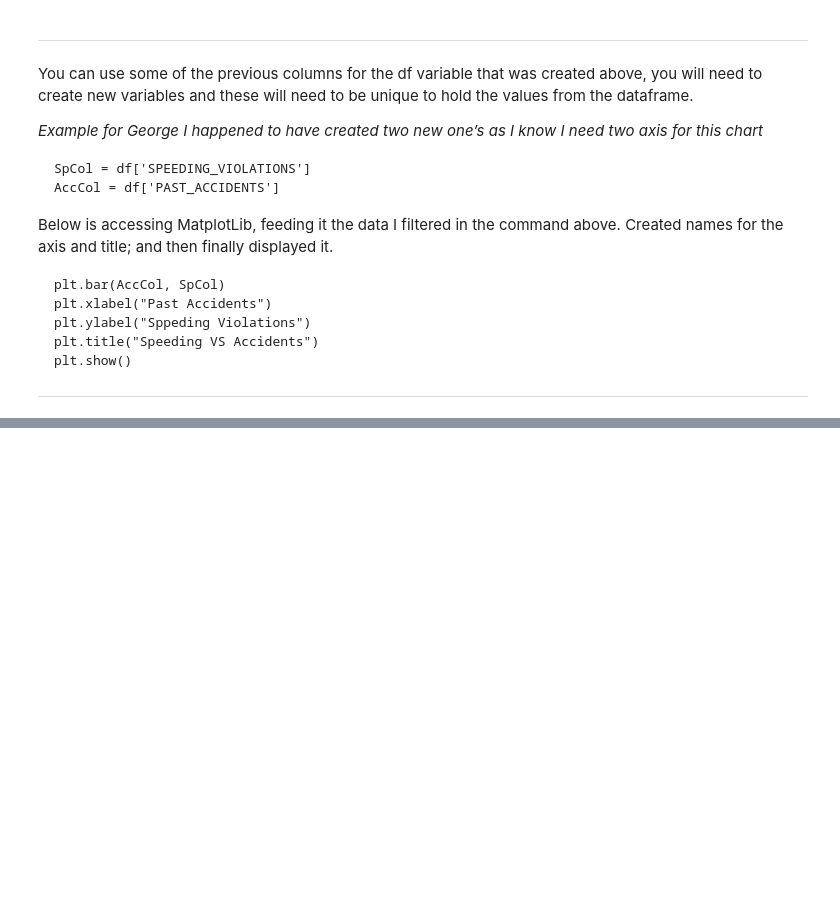
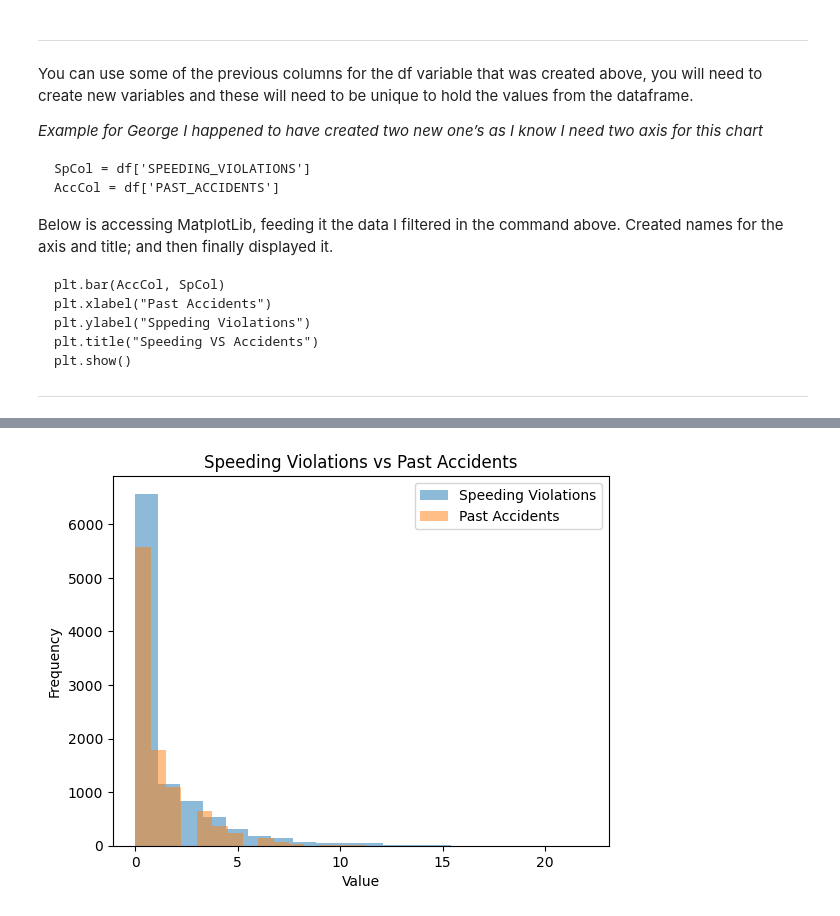
Before and after one commit to tobybeevers/ICL-2010-Introduction-to-Data-Analytics, a Jupyter notebook: Jupyter Notebooks/Week One/Week One - Car Insurance.ipynb, the cells around one changed output, grey strips where cells are left out. Saved outputs shown, nothing was run; the diff lists cells and outputs as text; code cells hidden in the pictures; blank space fills up the shorter version.

Commit message:
Update Week One - Car Insurance
Added the Grouping and Bar charts

```diff
--- a/Jupyter Notebooks/Week One/Week One - Car Insurance.ipynb
+++ b/Jupyter Notebooks/Week One/Week One - Car Insurance.ipynb
@@ -213,0 +272,18 @@ plt.show()
+# %%
+## https://matplotlib.org/stable/api/_as_gen/matplotlib.pyplot.hist.html
+
+SpCol2 = df['SPEEDING_VIOLATIONS']
+AccCol2 = df['PAST_ACCIDENTS']
+
+plt.hist(SpCol2, bins=20, alpha=0.5, label='Speeding Violations')
+plt.hist(AccCol2, bins=20, alpha=0.5, label='Past Accidents')
+plt.xlabel("Value")
+plt.ylabel("Frequency")
+plt.title("Speeding Violations vs Past Accidents")
+plt.legend()
+plt.show()
+
+## In this version, I've added the alpha parameter to make the histograms semi-transparent,
+## allowing you to see both distributions overlaid on top of each other. Adjust the bins parameter as needed for better visualisation.
+# %% [output]
+[figure, added]
```
Also changed, not shown: parts of 14 cells of this notebook.
